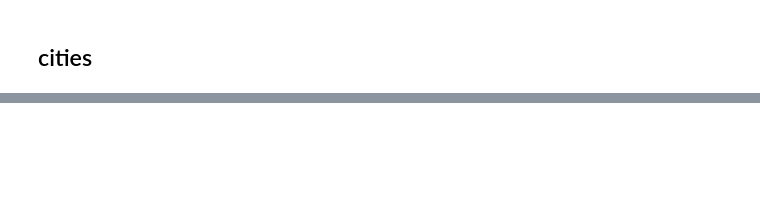
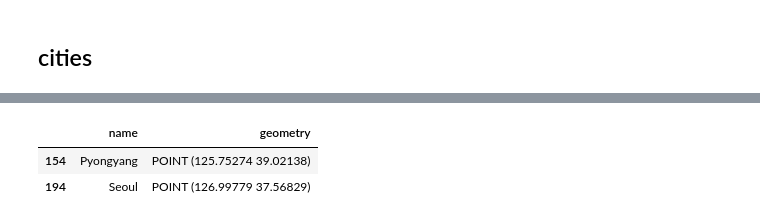
Before and after one commit to dschloe/streamlitbook-saraevan, a Jupyter notebook: ch03/step06_mapvisualization.ipynb, the cells around one changed output, grey strips where cells are left out. Cells and saved outputs as stored; diff of their text form; code cells hidden in the pictures; blank space fills up the shorter version.

```diff
--- a/ch03/step06_mapvisualization.ipynb
+++ b/ch03/step06_mapvisualization.ipynb
@@ -178,0 +199,6 @@ cities = gpd.read_file(gpd.datasets.get_path('naturalearth_cities'))
+# %%
+cities[cities['name'].isin(['Seoul', 'Pyongyang'])]
+# %% [output]
+|  | name | geometry |
+| 154 | Pyongyang | POINT (125.75274 39.02138) |
+| 194 | Seoul | POINT (126.99779 37.56829) |
```
Also changed, not shown: parts of 10 cells of this notebook, 2 other files.
